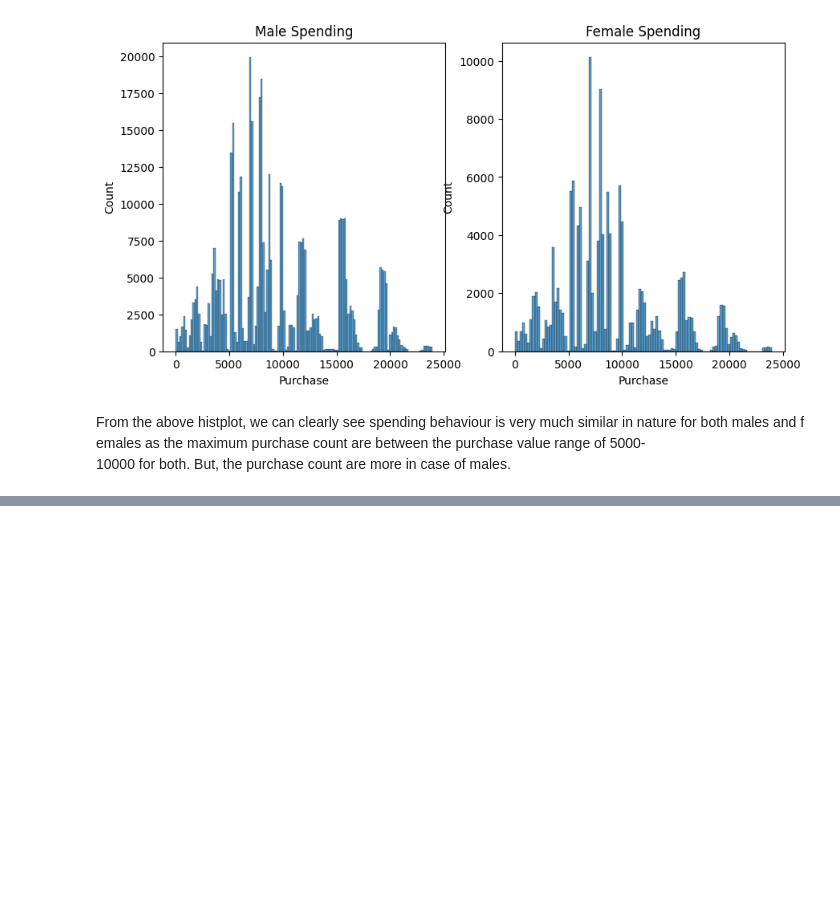
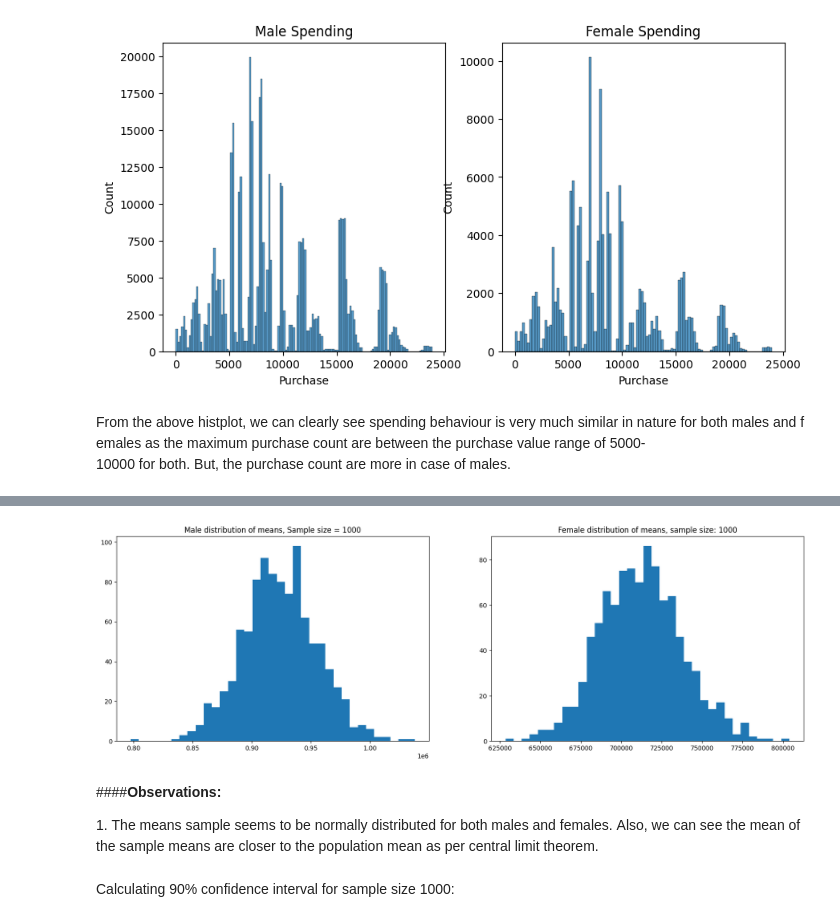
Before and after one commit to sr606/Python-Practice, a Jupyter notebook: Walmart_Confidence_Interval_and_CLT.ipynb, the cells around one changed output, grey strips where cells are left out. Saved outputs shown, nothing was run; the diff lists cells and outputs as text; code cells hidden in the pictures; blank space fills up the shorter version.

```diff
--- a/Walmart_Confidence_Interval_and_CLT.ipynb
+++ b/Walmart_Confidence_Interval_and_CLT.ipynb
@@ -380,0 +458,38 @@ From the above histplot, we can clearly see spending behaviour is ver
+# %%
+avgamt_male = avgamt_gender[avgamt_gender['Gender'] == 'M']
+avgamt_female = avgamt_gender[avgamt_gender['Gender'] == 'F']
+# %%
+#Finding the sample(sample size = 1000) for avg purchase amount for males and females
+
+genders = ['M', 'F']
+
+sample_size = 1000
+
+num_repetitions = 1000
+
+male_means = []
+female_means = []
+
+for i in range (num_repetitions):
+  male_mean = avgamt_male.sample(sample_size, replace = True)['Purchase'].mean()
+  female_mean = avgamt_female.sample(sample_size, replace = True)['Purchase'].mean()
+
+  male_means.append(male_mean)
+  female_means.append(female_mean)
+# %%
+fig, axis = plt.subplots(nrows=1, ncols = 2, figsize=(20,6))
+
+axis[0].hist(male_means, bins=35)
+axis[1].hist(female_means, bins=35)
+axis[0].set_title('Male distribution of means, Sample size = 1000')
+axis[1].set_title('Female distribution of means, sample size: 1000')
+
+plt.show()
+# %% [output]
+[figure, added]
+# %% [markdown]
+####**Observations:**
+
+1. The means sample seems to be normally distributed for both males and females. Also, we can see the mean of the sample means are closer to the population mean as per central limit theorem.
+# %% [markdown]
+Calculating 90% confidence interval for sample size 1000:
```
Also changed, not shown: parts of 53 cells of this notebook.
